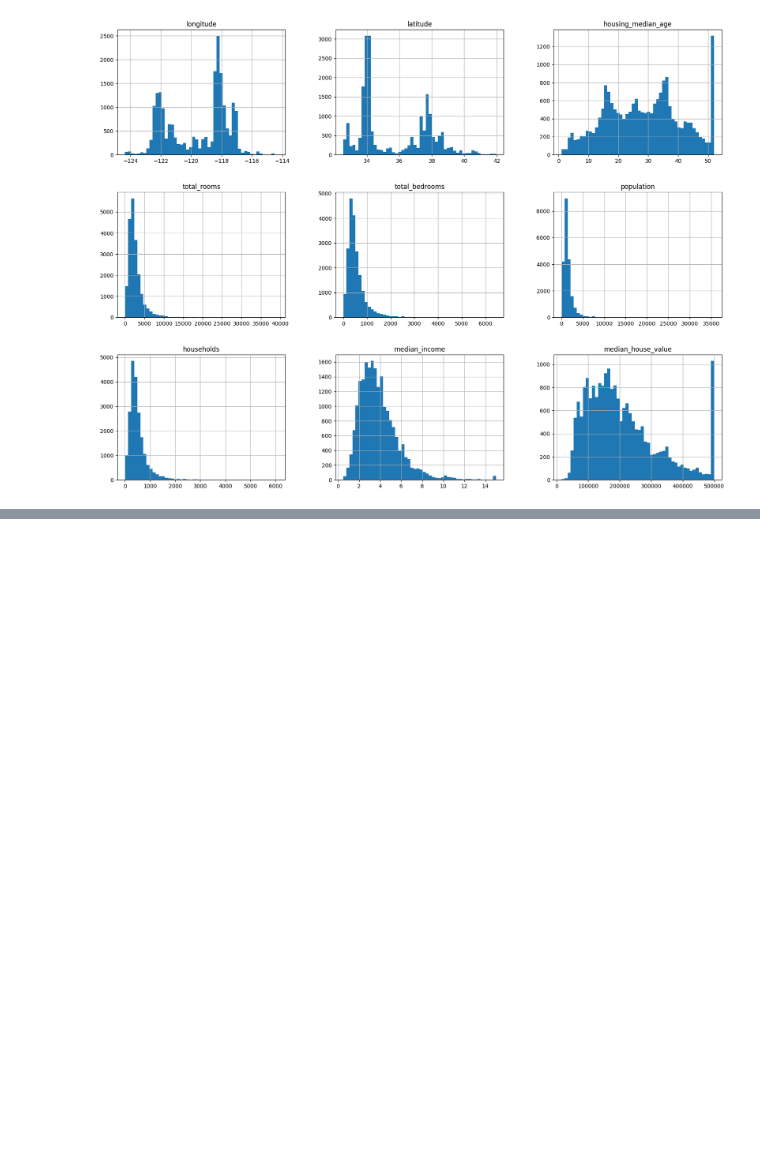
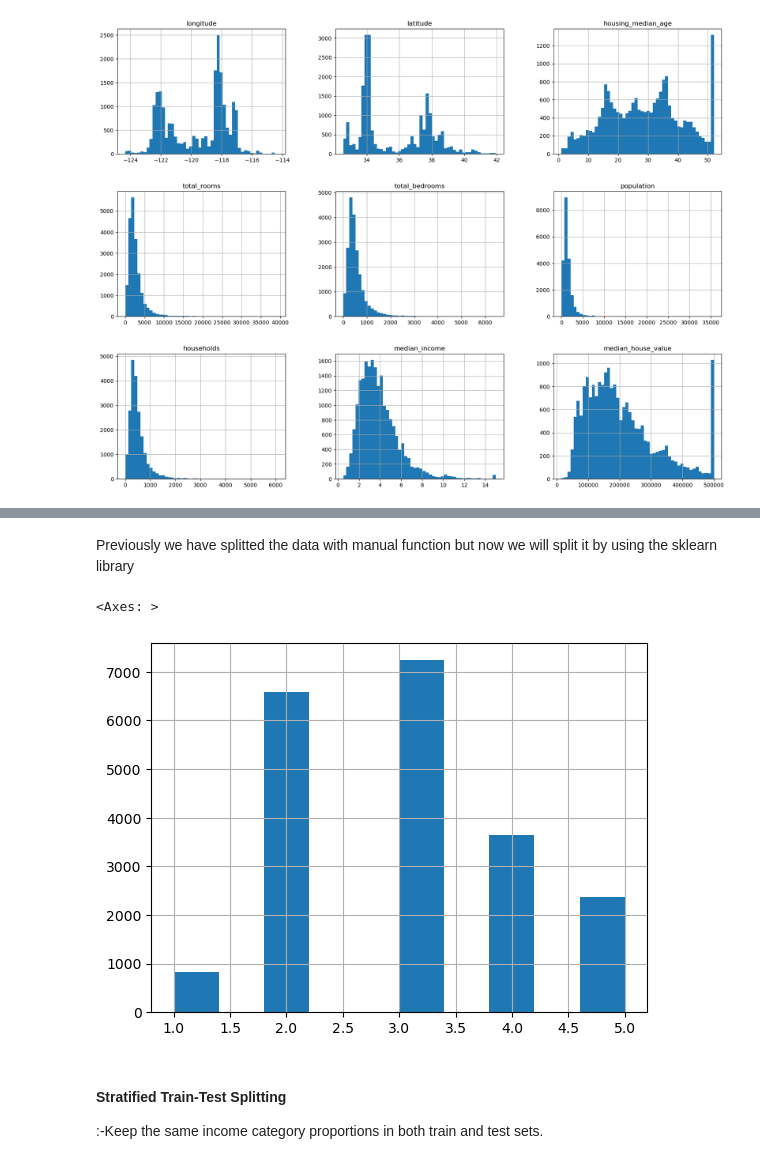
Before and after one commit to Samarth041/ML-, a Jupyter notebook: PROJECT/CaliforniaHousePrediction.ipynb, the cells around one changed output, grey strips where cells are left out. Drawn from its saved outputs; the diff is of its cells as text; code cells hidden in the pictures; blank space fills up the shorter version.

```diff
--- a/PROJECT/CaliforniaHousePrediction.ipynb
+++ b/PROJECT/CaliforniaHousePrediction.ipynb
@@ -3,5 +3,5 @@ import pandas as pd
 import numpy as np
 import matplotlib.pyplot as plt
 # %%
-df=pd.read_csv('housing.csv')
+housing=pd.read_csv('housing.csv')
 # %%
@@ -73,0 +124,2 @@ NameError: name 'test_size_size' is not defined
+# %% [markdown]
+Previously we have splitted the data with manual function but now we will split it by using the sklearn library
@@ -73,0 +132,11 @@ NameError: name 'test_size_size' is not defined
+# %%
+housing["income_cat"] = pd.cut(housing["median_income"],
+                                bins=[0., 1.5, 3.0, 4.5, 6., np.inf],
+                                labels=[1, 2, 3, 4, 5])
+# %%
+housing['income_cat'].hist()
+# %% [output]
+<Axes: >
+[figure, added]
+# %% [markdown]
+<h4>Stratified Train-Test Splitting</h4>:-Keep the same income category proportions in both train and test sets.
```
Also changed, not shown: parts of 55 cells of this notebook, 1 other file.
